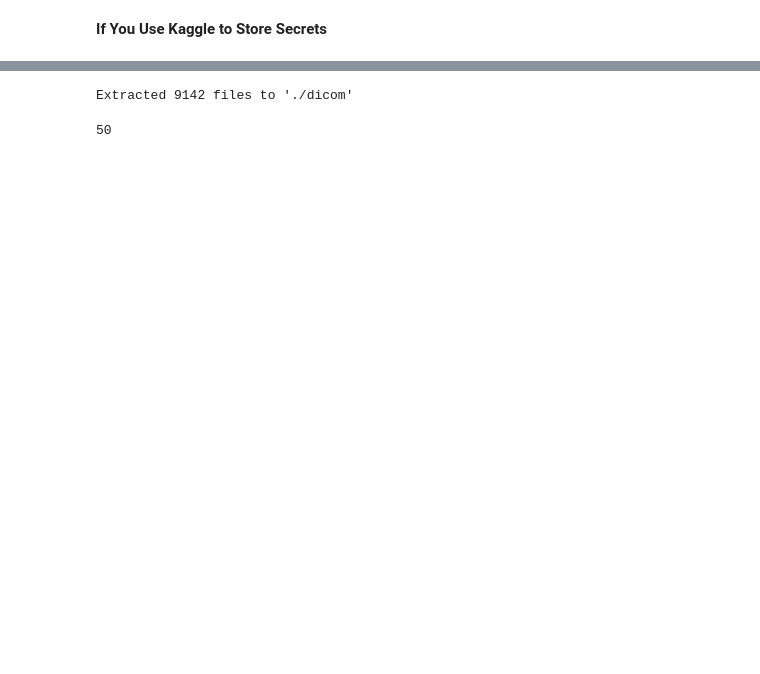
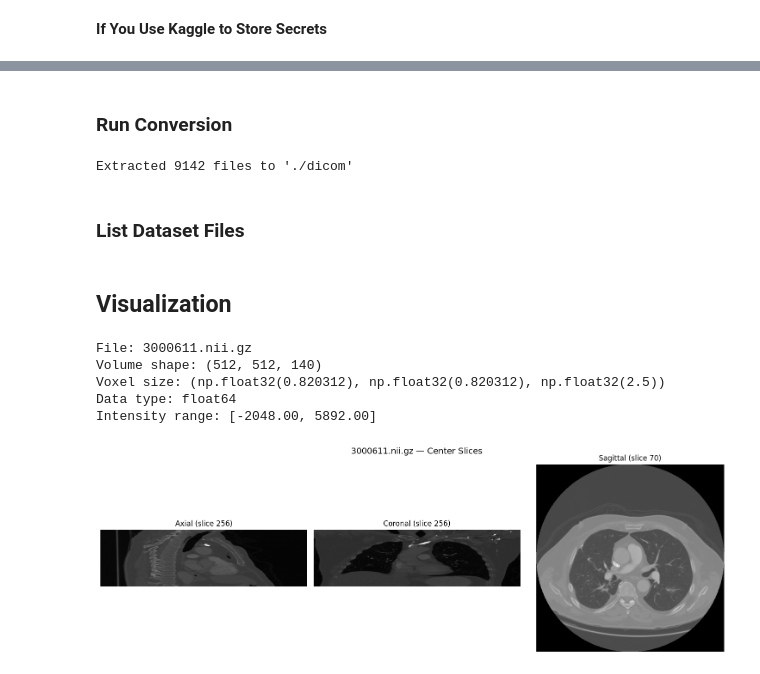
Before and after one commit to GanonthaBr/Lite-LDM, a Jupyter notebook: liteldm-exploration.ipynb, the cells around one changed output, grey strips where cells are left out. Cells and saved outputs as stored; diff of their text form; code cells hidden in the pictures; blank space fills up the shorter version.

```diff
--- a/liteldm-exploration.ipynb
+++ b/liteldm-exploration.ipynb
@@ -69,6 +87,8 @@ class Niftify:
     def run(self):
         self.unzip_file()
         self.to_nifti()
+# %% [markdown]
+### Run Conversion
 # %%
 dicom_path = './dicom'
 nifti_path = './nifti'
@@ -76,7 +96,49 @@ niftify = Niftify(filepath, dicom_path, nifti_path)
 niftify.run()
 # %% [output]
 Extracted 9142 files to './dicom'
+# %% [markdown]
+### List Dataset Files
 # %%
-len(os.listdir(nifti_path))
+dataset= os.listdir(nifti_path)
-# %% [output]
-50
+# %% [markdown]
+## Visualization
+# %%
+
+# Load the first NIfTI file
+nifti_file = os.path.join(nifti_path, dataset[1])
+img = nib.load(nifti_file)
+volume = img.get_fdata()
+
+print(f"File: {dataset[1]}")
+print(f"Volume shape: {volume.shape}")
+print(f"Voxel size: {img.header.get_zooms()}")
+print(f"Data type: {volume.dtype}")
+print(f"Intensity range: [{volume.min():.2f}, {volume.max():.2f}]")
+
+# Show slices along all 3 axes at the center of the volume
+mid = [s // 2 for s in volume.shape]
+
+fig, axes = plt.subplots(1, 3, figsize=(15, 5))
+
+axes[0].imshow(volume[mid[0], :, :].T, cmap='gray', origin='lower')
+axes[0].set_title(f'Axial (slice {mid[0]})')
+axes[0].axis('off')
+
+axes[1].imshow(volume[:, mid[1], :].T, cmap='gray', origin='lower')
+axes[1].set_title(f'Coronal (slice {mid[1]})')
+axes[1].axis('off')
+
+axes[2].imshow(volume[:, :, mid[2]].T, cmap='gray', origin='lower')
+axes[2].set_title(f'Sagittal (slice {mid[2]})')
+axes[2].axis('off')
+
+plt.suptitle(f'{dataset[1]} — Center Slices', fontsize=14)
+plt.tight_layout()
+plt.show()
+# %% [output]
+File: 3000611.nii.gz
+Volume shape: (512, 512, 140)
+Voxel size: (np.float32(0.820312), np.float32(0.820312), np.float32(2.5))
+Data type: float64
+Intensity range: [-2048.00, 5892.00]
+[figure, added]
```
Also changed, not shown: parts of 15 cells of this notebook, 1 other file.
